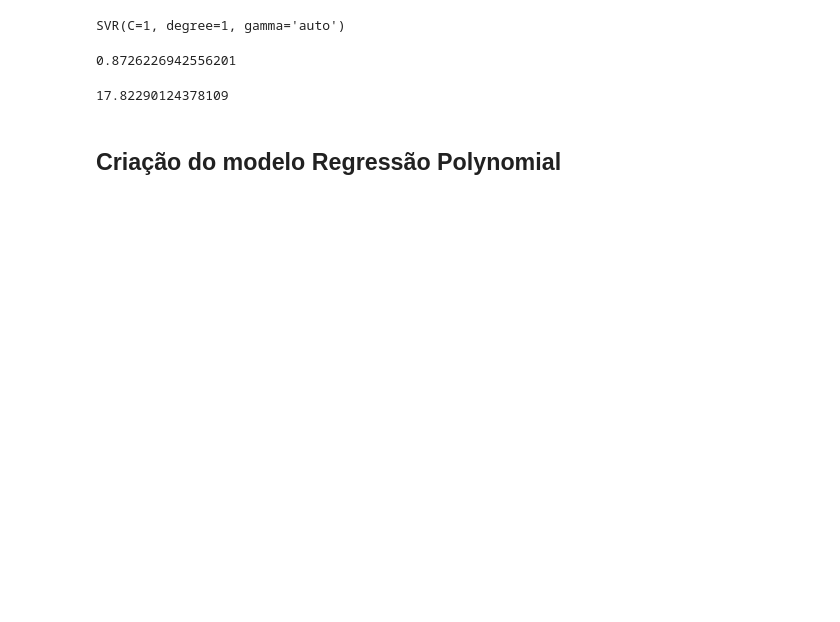
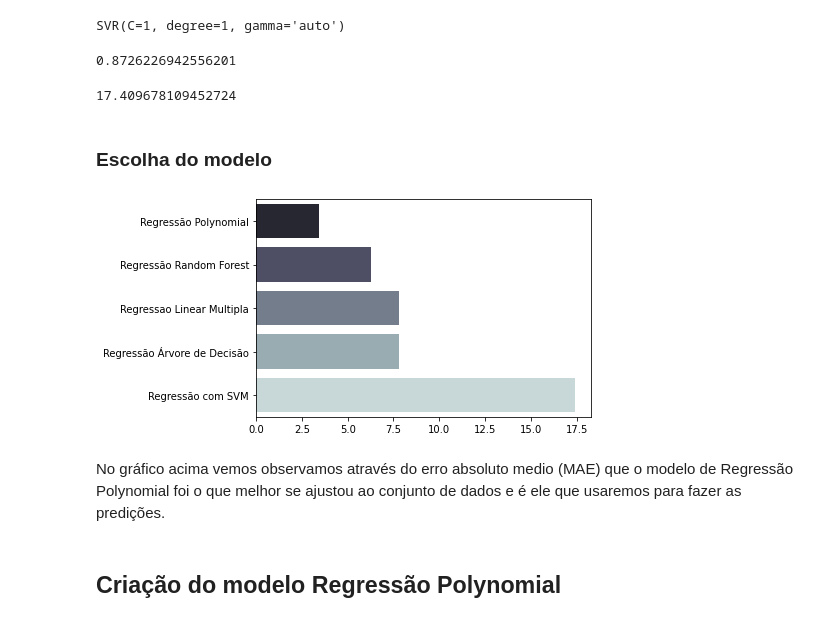
Before and after one commit to CezarMontenegro/concrete_strength_prediction, a Jupyter notebook: concrete_strength_prediction.ipynb, the cells around one changed output. Cells and saved outputs as stored; diff of their text form; code cells hidden in the pictures; blank space fills up the shorter version.

```diff
--- a/concrete_strength_prediction.ipynb
+++ b/concrete_strength_prediction.ipynb
@@ -351,5 +370,6 @@ forest_regressor.score(X_concrete_train, y_concrete_train)
 forest_predictions = forest_regressor.predict(X_concrete_test)
 # %%
 # Erro absoluto médio (MAE)
-mean_absolute_error(y_concrete_test, forest_predictions)
+mae_forest = mean_absolute_error(y_concrete_test, forest_predictions)
+mae_forest
 # %% [output]
@@ -357,3 +377,6 @@ mean_absolute_error(y_concrete_test, forest_predictions)
+# %%
+# Adicionando o erro medio ao dicionario de erros
+errors['Regressão Random Forest'] = [mae_forest]
 # %% [markdown]
 ### **Regressão com SVM**
 # %%
@@ -421,9 +444,22 @@ SVR_regressor.score(X_concrete_scaled_train, y_concrete_scaled_train)
 SVR_predictions = forest_regressor.predict(X_concrete_scaled_test)
 # %%
 # Erro absoluto médio (MAE)
-mean_absolute_error(y_concrete_scaled_test, SVR_predictions)
+mae_svm = mean_absolute_error(y_concrete_scaled_test, SVR_predictions)
+mae_svm
 # %% [output]
-17.82290124378109
+17.409678109452724
+# %%
+# Adicionando o erro medio ao dicionario de erros
+errors['Regressão com SVM'] = [mae_svm]
+# %% [markdown]
+### **Escolha do modelo**
+# %%
+errors_df = pd.DataFrame(errors)
+sns.barplot(data=errors_df, orient='h', palette='bone', order=['Regressão Polynomial', 'Regressão Random Forest', 'Regressao Linear Multipla', 'Regressão Árvore de Decisão', 'Regressão com SVM']);
+# %% [output]
+[figure, added]
+# %% [markdown]
+No gráfico acima vemos observamos através do erro absoluto medio (MAE) que o modelo de Regressão Polynomial foi o que melhor se ajustou ao conjunto de dados e é ele que usaremos para fazer as predições.
 # %% [markdown]
 ## **Criação do modelo Regressão Polynomial**
 # %%
```
Also changed, not shown: parts of 26 cells of this notebook.
